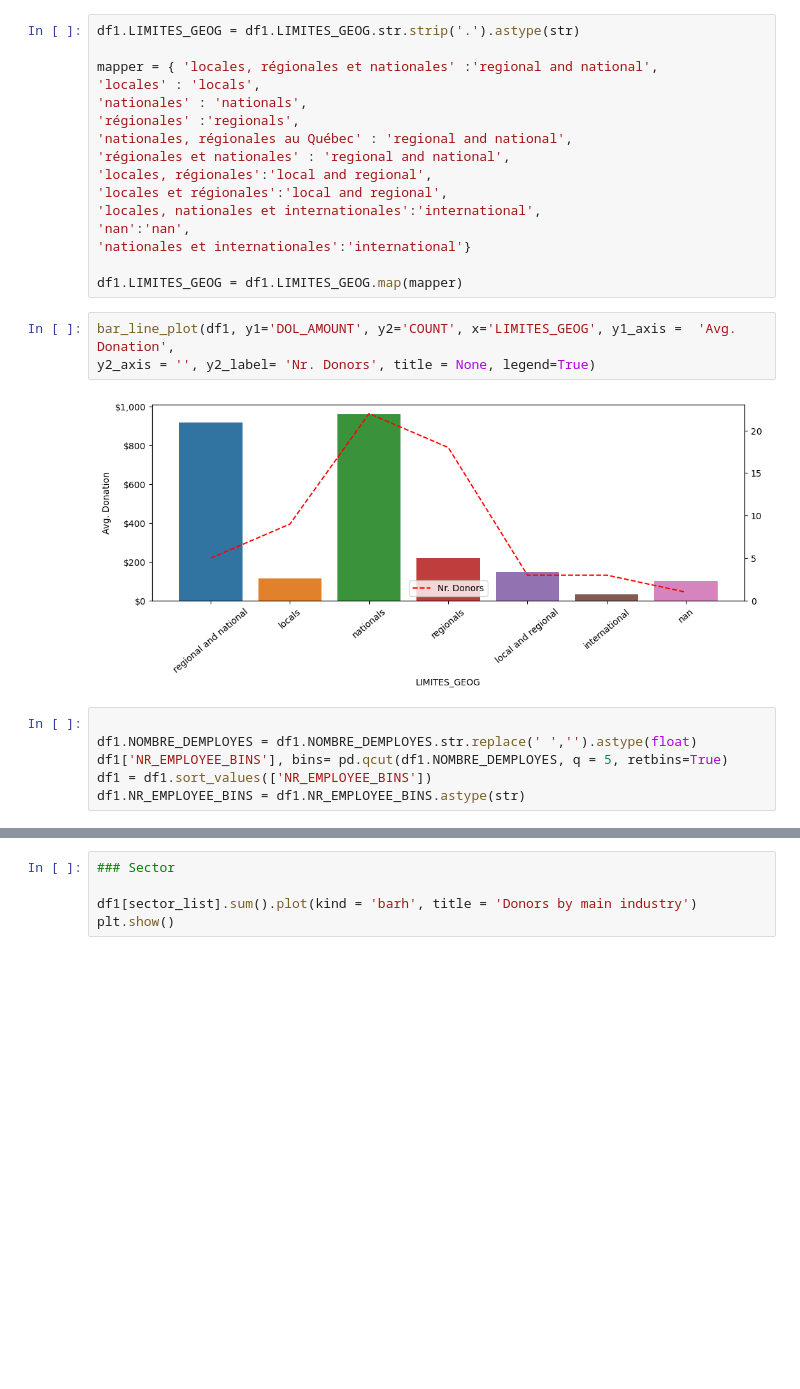
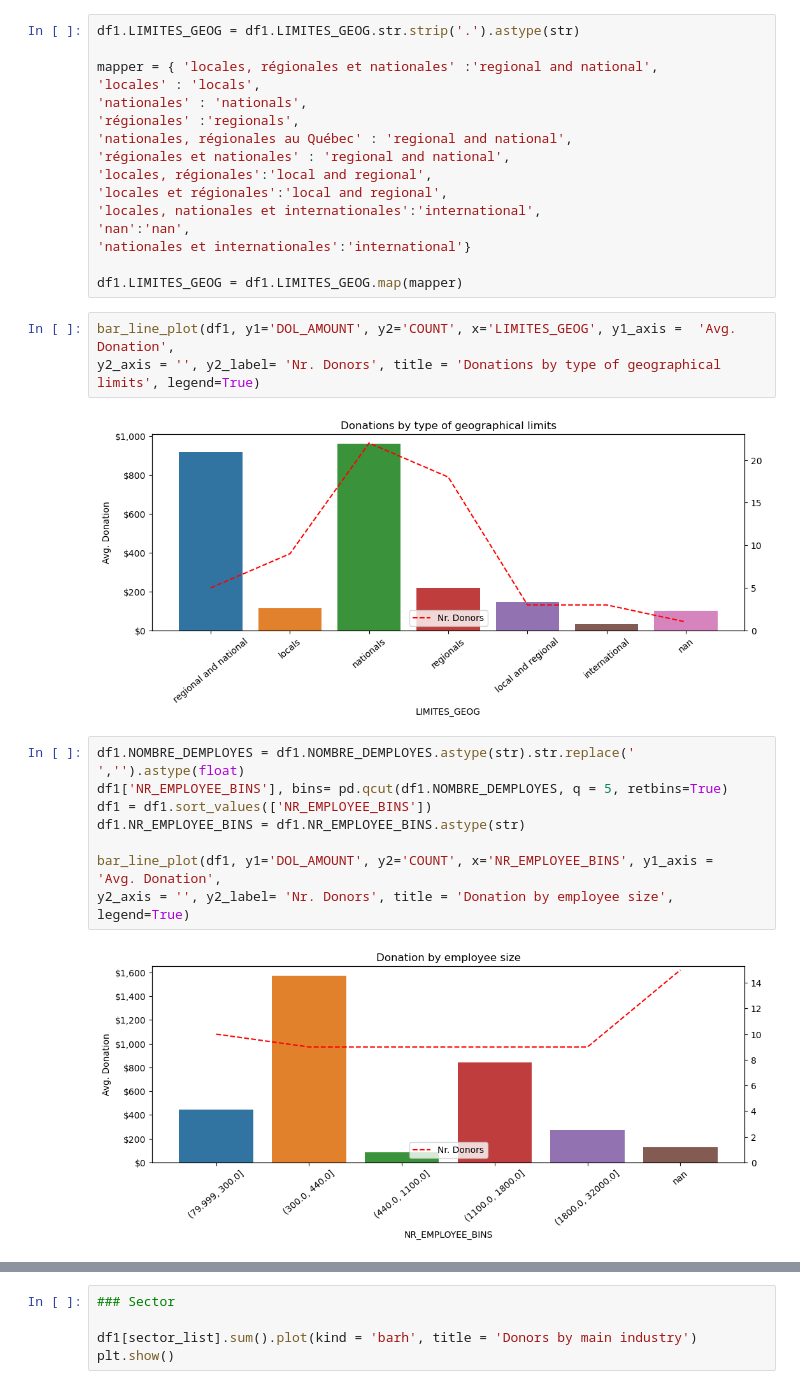
Before and after one commit to carlosfg97/Kurling4Kids, a Jupyter notebook: dataset_merge/matched_donors_analysis.ipynb, the cells around one changed output, grey strips where cells are left out. Drawn from its saved outputs; the diff is of its cells as text; blank space fills up the shorter version.

```diff
--- a/dataset_merge/matched_donors_analysis.ipynb
+++ b/dataset_merge/matched_donors_analysis.ipynb
@@ -141,12 +120,16 @@ mapper = { 'locales, régionales et nationales' :'regional and national',
 df1.LIMITES_GEOG = df1.LIMITES_GEOG.map(mapper)
 # %%
 bar_line_plot(df1, y1='DOL_AMOUNT', y2='COUNT', x='LIMITES_GEOG', y1_axis =  'Avg. Donation',
-y2_axis = '', y2_label= 'Nr. Donors', title = None, legend=True)
+y2_axis = '', y2_label= 'Nr. Donors', title = 'Donations by type of geographical limits', legend=True)
 # %% [output]
-[figure, old version]
+[figure, new version]
 # %%
-
-df1.NOMBRE_DEMPLOYES = df1.NOMBRE_DEMPLOYES.str.replace(' ','').astype(float)
+df1.NOMBRE_DEMPLOYES = df1.NOMBRE_DEMPLOYES.astype(str).str.replace(' ','').astype(float)
 df1['NR_EMPLOYEE_BINS'], bins= pd.qcut(df1.NOMBRE_DEMPLOYES, q = 5, retbins=True)
 df1 = df1.sort_values(['NR_EMPLOYEE_BINS'])
 df1.NR_EMPLOYEE_BINS = df1.NR_EMPLOYEE_BINS.astype(str)
+
+bar_line_plot(df1, y1='DOL_AMOUNT', y2='COUNT', x='NR_EMPLOYEE_BINS', y1_axis =  'Avg. Donation',
+y2_axis = '', y2_label= 'Nr. Donors', title = 'Donation by employee size', legend=True)
+# %% [output]
+[figure, added]
```
Also changed, not shown: parts of 19 cells of this notebook, 3 other files.
